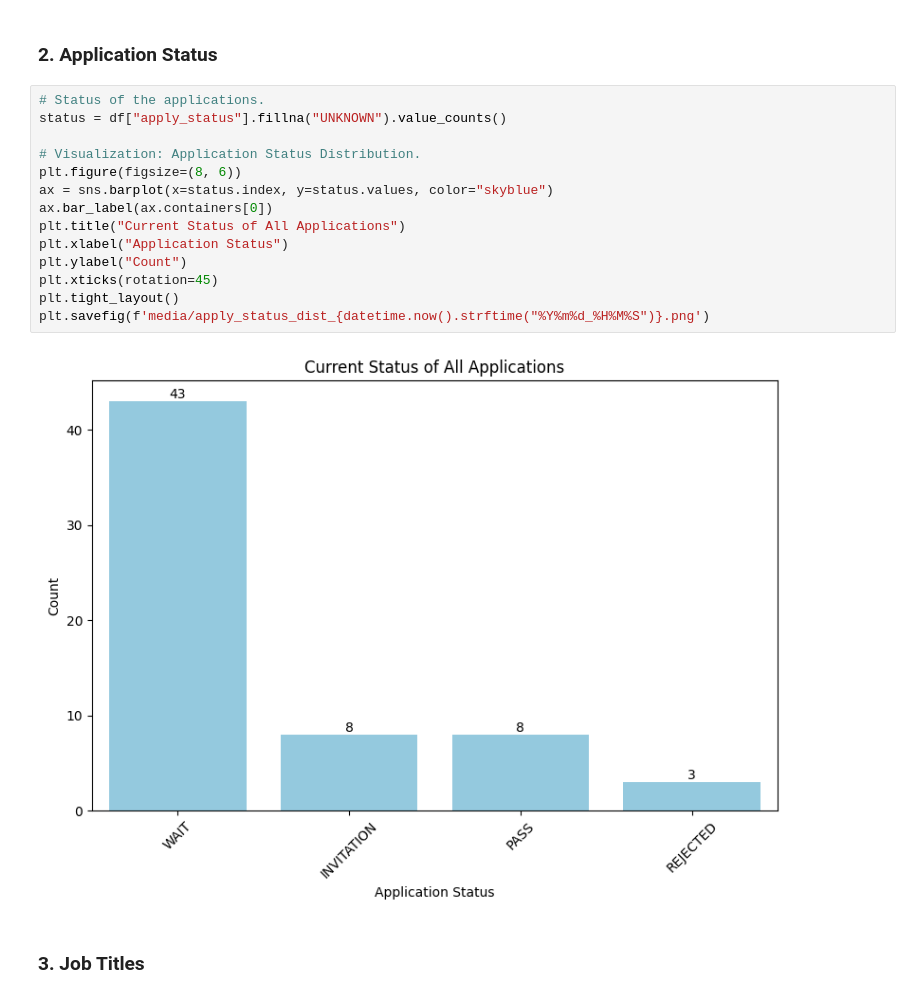
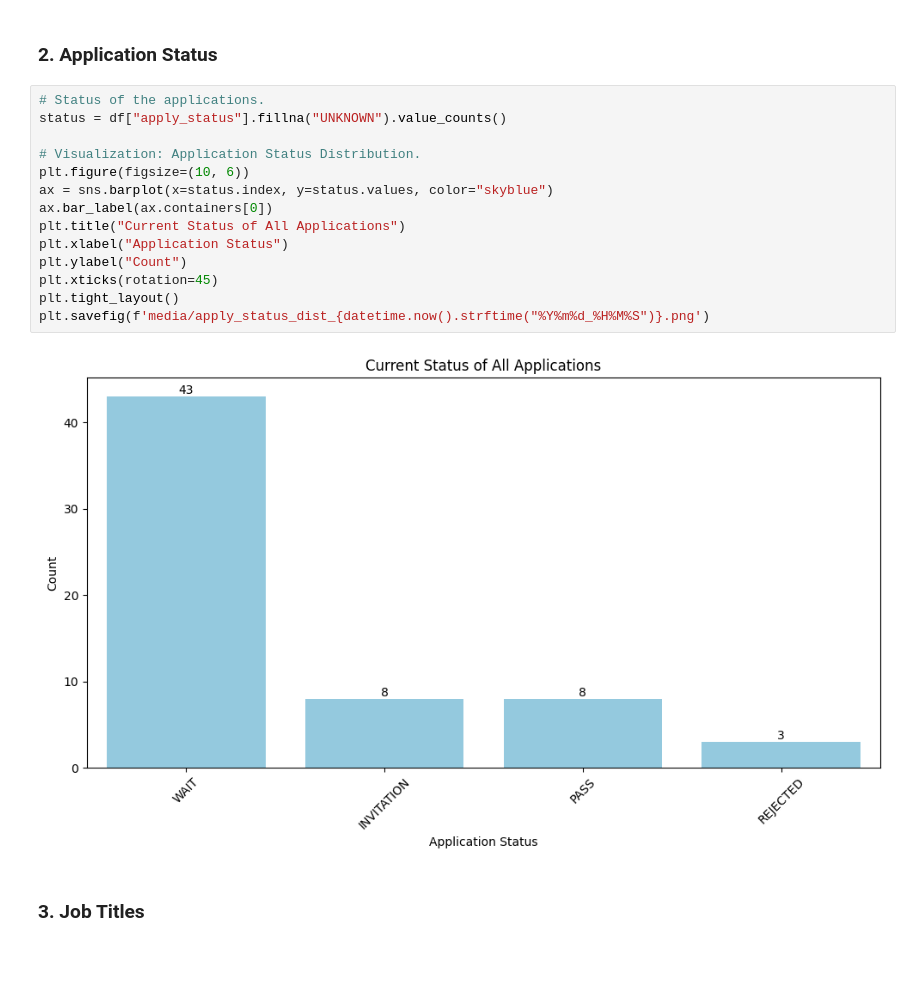
Before and after one commit to romanmurzac/JobApp, a Jupyter notebook: job_app.ipynb, the cells around one changed output. Cells and saved outputs as stored; diff of their text form; blank space fills up the shorter version.

Commit message:
update images shape to 10x6.

```diff
--- a/job_app.ipynb
+++ b/job_app.ipynb
@@ -98,19 +98,19 @@ plt.savefig(f'media/application_funnel_{datetime.now().strftime("%Y%m%d_%H%M%S")
 # %%
 # Status of the applications.
 status = df["apply_status"].fillna("UNKNOWN").value_counts()
 
 # Visualization: Application Status Distribution.
-plt.figure(figsize=(8, 6))
+plt.figure(figsize=(10, 6))
 ax = sns.barplot(x=status.index, y=status.values, color="skyblue")
 ax.bar_label(ax.containers[0])
 plt.title("Current Status of All Applications")
 plt.xlabel("Application Status")
 plt.ylabel("Count")
 plt.xticks(rotation=45)
 plt.tight_layout()
 plt.savefig(f'media/apply_status_dist_{datetime.now().strftime("%Y%m%d_%H%M%S")}.png')
 # %% [output]
-[figure, old version]
+[figure, new version]
 # %% [markdown]
 ### 3. Job Titles
 # %%
```
Also changed, not shown: parts of 4 cells of this notebook, 11 other files.
